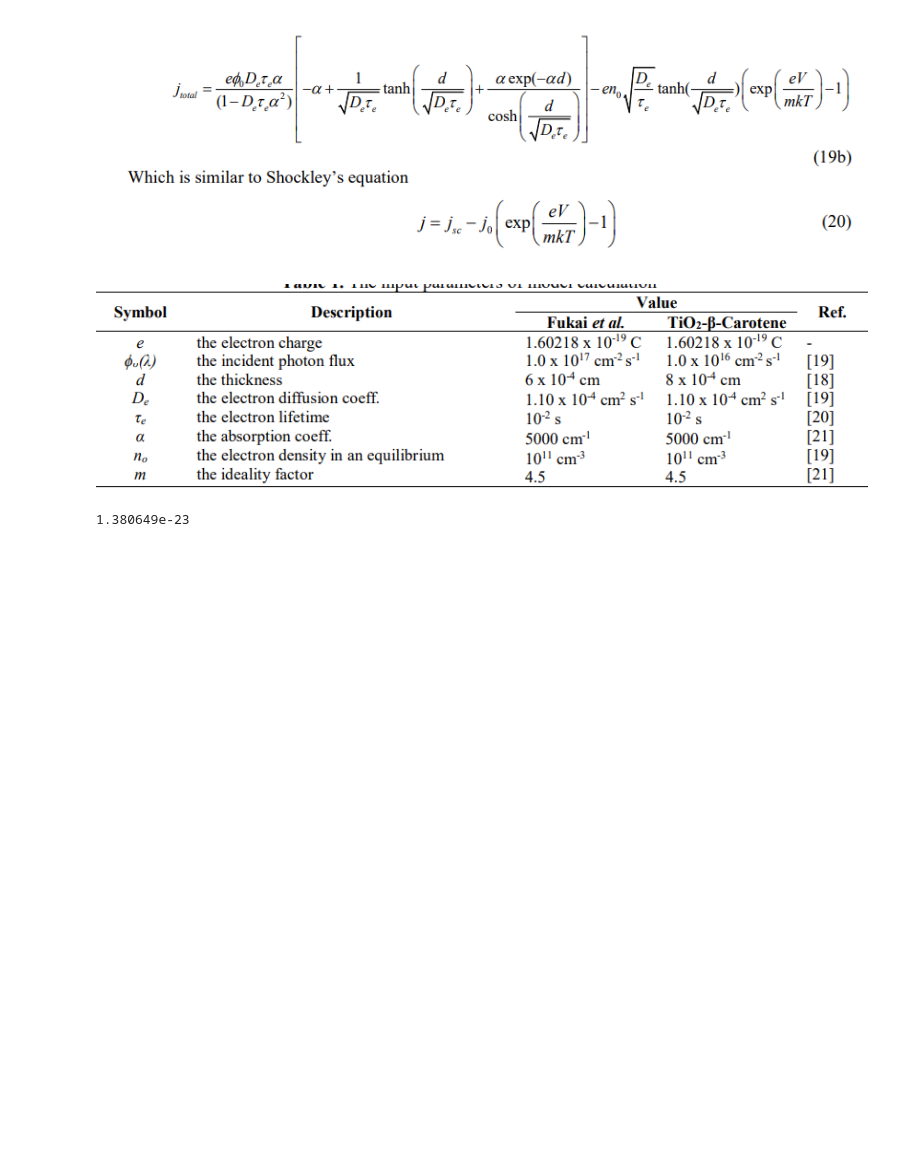
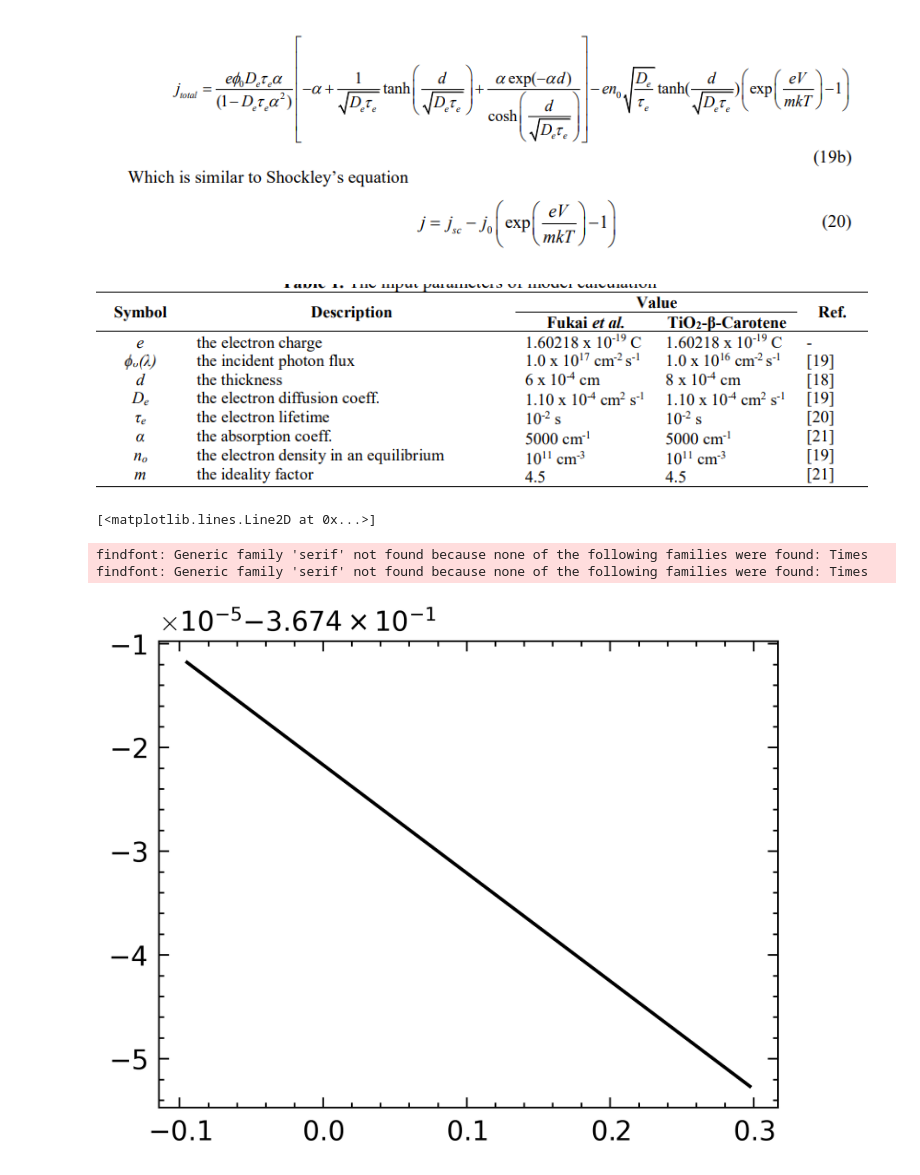
Before and after one commit to anonimpo/dssc-fitting, a Jupyter notebook: test.ipynb, the cells around one changed output. Cells and saved outputs as stored; diff of their text form; code cells hidden in the pictures; blank space fills up the shorter version.

```diff
--- a/old/Untitled.ipynb
+++ b/test.ipynb
@@ -35,4 +5,68 @@ def j_shockley (j_sc, j_0, m, V):
 # %%
-kB
+import numpy as np
+import pandas as pd
+from scipy import constants , optimize
+import matplotlib.pyplot as plt
+import scienceplots
+plt.style.use(['science','no-latex','ieee'])
+#import warnings
+
+e, kB = constants.e, constants.Boltzmann
+phi_0, d, T, alpha =1e16 ,8e-4 ,3e2, 5e3
+
+def extended_shockley(V, m, n_0, tau_e, D_e):#, phi_0=phi0, d=d0, T=T0, alpha=alpha0):
+    """ extended shockley equation is an shockley like's equation derive from maxwell equation?
+
+    Args:
+        V (float): voltage
+        m (_float_): ideality factor constrains to 1 - 10
+        n_0 (_float_): electron density in equilibrium
+        tau_e (_float_): electron lifetime
+        phi_0 (_float_, estimated): incident photon flux. Defaults to phi0.
+        d (_float_, estimated): thickness. Defaults to d0.
+        T (_float_, estimated): temperature. Defaults to T0.
+        alpha (_type_, estimated): absorption coefficient. Defaults to alpha0.
+
+    Returns:
+        float: total current density
+    """
+    # Diffusion length L
+    L = np.sqrt(D_e * tau_e)
+
+    # Pre-factor for the first large bracket
+    denom = 1 - (L**2 * alpha**2)
+    term1_prefix = (e * phi_0 * L**2 * alpha) / denom
+
+    # Contents of the square bracket []
+    bracket = -alpha + (1/L * np.tanh(d/L)) + (alpha * np.exp(-alpha * d) / np.cosh(d/L))
+
+    # short circuit current (density) , can be estimate from I with V ~ 0
+    j_sc = term1_prefix * bracket
+
+    # sqrt(D_e/tau_e) is the diffusion velocity
+    j_0 = e * n_0 * np.sqrt(D_e / tau_e) * np.tanh(d/L)
+
+    # Equation 20: j = j_sc - j_0 * (exp(eV/mkT) - 1)
+    j_total = j_sc - j_0 * (np.exp((e * V) / (m * kB * T)) - 1)
+
+    return j_total
+
+file = "./data/shakinah.xlsx"
+data = [pd.read_excel(file,sheet,header=2)  for sheet in pd.ExcelFile(file).sheet_names]
+jsc_from_data = data[0].iloc[data[0]["WE(1).Potential (V)"].abs().idxmin(), 2]
+I,V =data[0]["mili A"], data[0]["WE(1).Potential (V)"]
+
+initial_geuss = [ 4.5, 1e11, 1e-2, 1e-4] # from reference
+low_lim, up_lim = [1, 0, 0, 0],[10, np.inf, np.inf, np.inf]
+prams, covs = optimize.curve_fit(extended_shockley,V,I)#,p0=initial_geuss), bounds=(low_lim, up_lim),full_output=True)
-# %% [output]
-1.380649e-23
+# %%
+def  shockley(V, j0, m):
+    return jsc_from_data -j0 *(np.exp(e*V/(m*kB*T)-1))
+prams, covs = optimize.curve_fit(shockley,V,I,bounds=([1,0],[10,np.inf]))
+# %%
+plt.plot(V,shockley(V,*prams))
+# %% [output]
+[<matplotlib.lines.Line2D at 0x...>]
+findfont: Generic family 'serif' not found because none of the following families were found: Times
+findfont: Generic family 'serif' not found because none of the following families were found: Times
+[figure, added]
```
Also changed, not shown: parts of 3 cells of this notebook, 2 other files.
